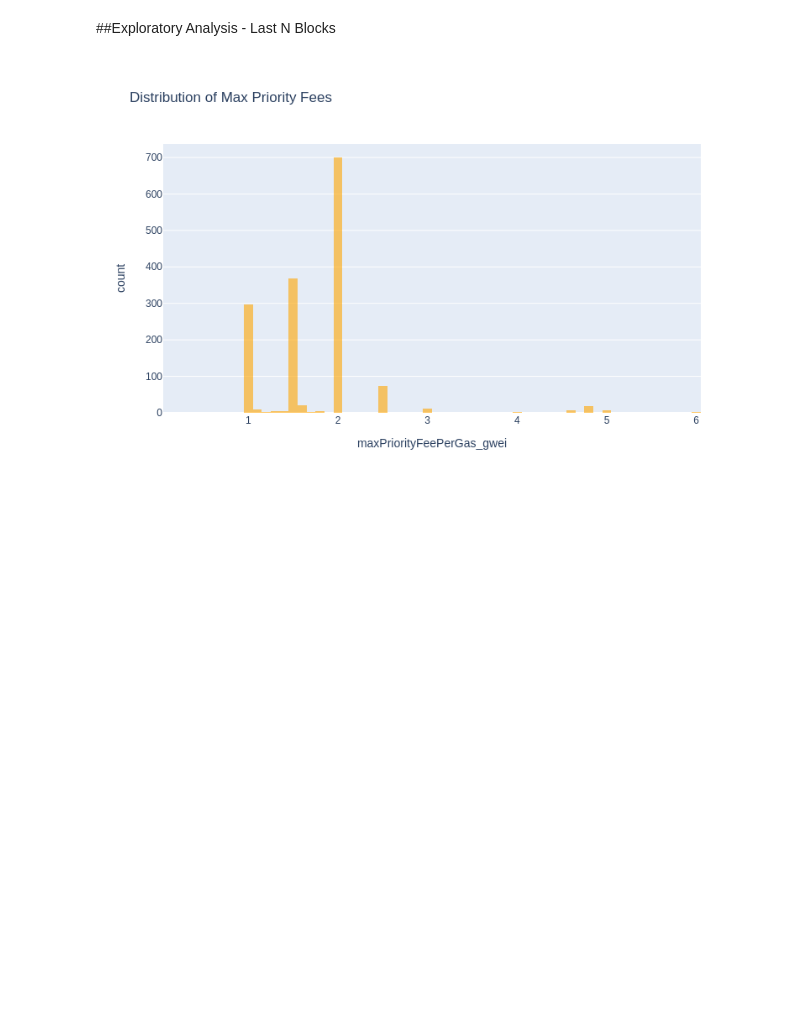
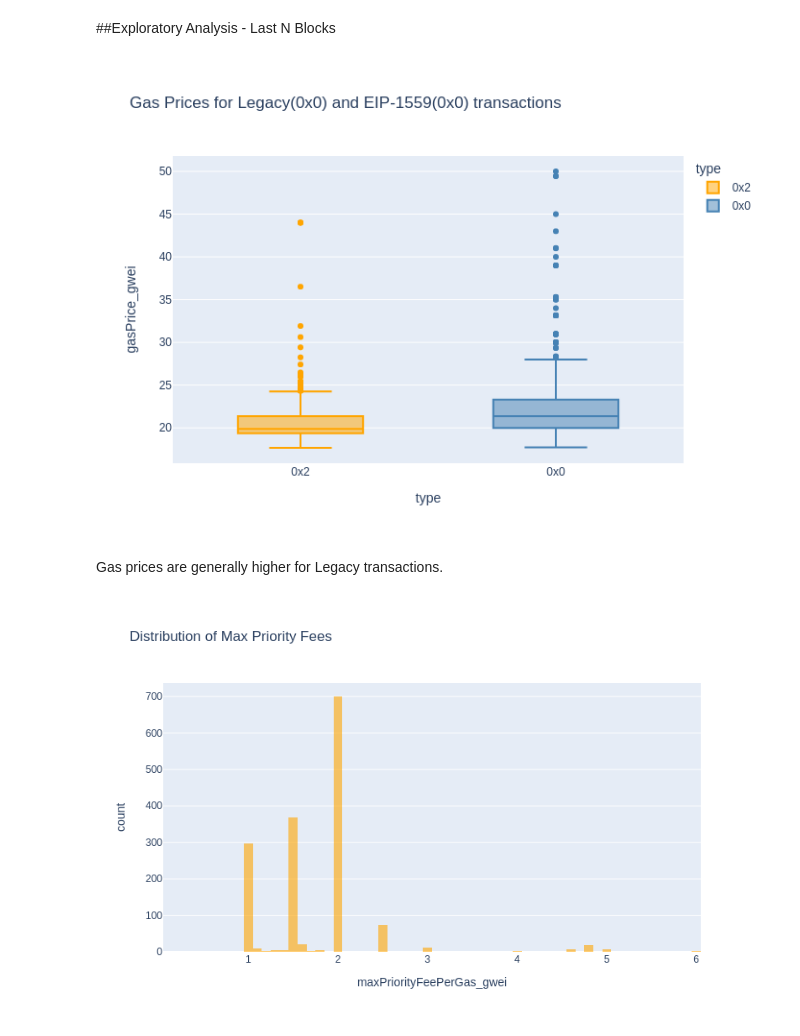
Before and after one commit to BrunnoRicci/eth_gas_analytics, a Jupyter notebook: ETH Gas Analytics.ipynb, the cells around one changed output. Cells and saved outputs as stored; diff of their text form; code cells hidden in the pictures; blank space fills up the shorter version.

```diff
--- a/ETH Gas Analytics.ipynb
+++ b/ETH Gas Analytics.ipynb
@@ -99,9 +103,6 @@ df.to_csv(save_path_trans, index=False)
 df = pd.read_csv(save_path_trans)
 df_block = pd.read_csv(save_path_block)
 # %%
-#Select London
-df = df[df['type'] == '0x2'].copy()
-
 #Convert to gwei
 df['baseFeePerGas_gwei'] = df['baseFeePerGas'] * wei_to_gwei
 df['maxPriorityFeePerGas_gwei'] = df['maxPriorityFeePerGas'] * wei_to_gwei
@@ -121,8 +122,24 @@ df['totalPrice_gwei'] = df['gasPrice_gwei'] * df['gas']
 
 #Gas usage ratio
 df['gas_ratio'] = df['gasUsed']  / df['gasLimit']
+
+#Select EIP 1559 transations
+df_all = df
+df = df[df['type'] == '0x2'].copy()
 # %% [markdown]
 ##Exploratory Analysis - Last N Blocks
+# %%
+#Select Data to plot
+topl = df_all[(df_all['gasPrice_gwei'].between(0,50)) & (df_all['type'] != '0x1')]
+fig = px.box(topl ,y='gasPrice_gwei', x='type', color='type',
+             color_discrete_sequence=[color1, color2],
+             title='Gas Prices for Legacy(0x0) and EIP-1559(0x0) transactions')
+#Create static image
+create_and_open_static_img(project_path, 'plt_0.png', fig)
+# %% [output]
+[figure, added]
+# %% [markdown]
+Gas prices are generally higher for Legacy transactions.
 # %%
 #DF to plot
 topl = df[-df['pf_outlier']]
```
Also changed, not shown: parts of 12 cells of this notebook, 6 other files.
